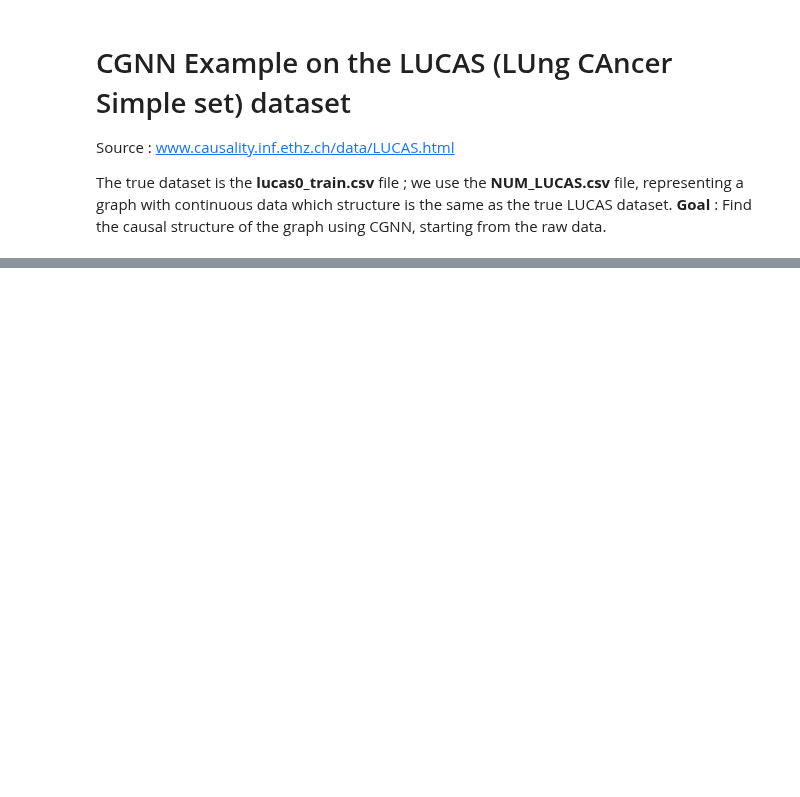
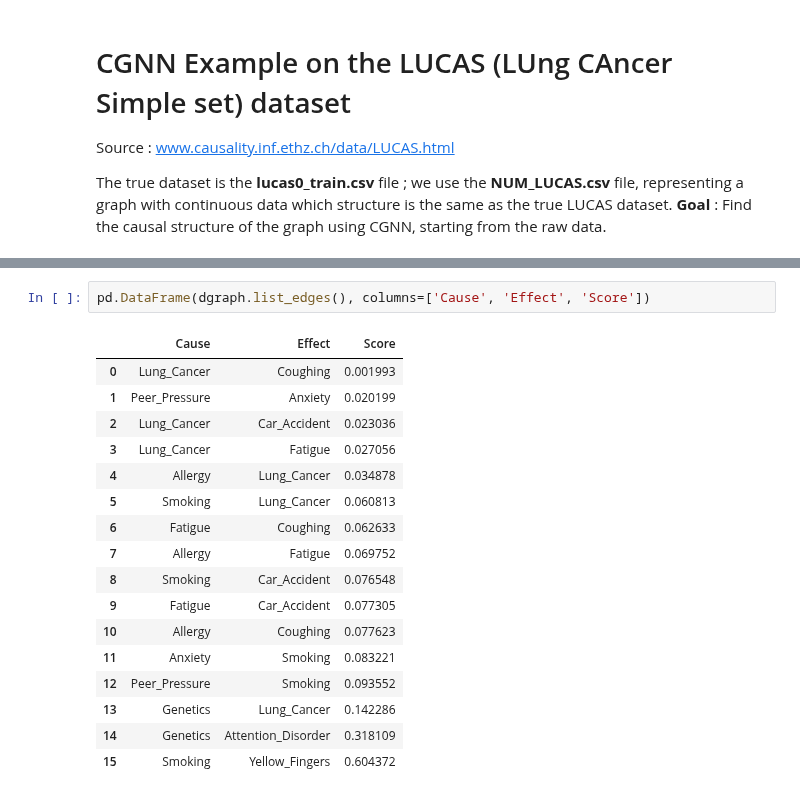
Before and after one commit to FenTechSolutions/CausalDiscoveryToolbox, a Jupyter notebook: LUCAS_example/Discovery_LUCAS.ipynb, the cells around one changed output, grey strips where cells are left out. Drawn from its saved outputs; the diff is of its cells as text; blank space fills up the shorter version.

```diff
--- a/LUCAS_example/Discovery_LUCAS.ipynb
+++ b/LUCAS_example/Discovery_LUCAS.ipynb
@@ -64,0 +124,20 @@ dgraph.plot()
+# %%
+pd.DataFrame(dgraph.list_edges(), columns=['Cause', 'Effect', 'Score'])
+# %% [output]
+|  | Cause | Effect | Score |
+| 0 | Lung_Cancer | Coughing | 0.001993 |
+| 1 | Peer_Pressure | Anxiety | 0.020199 |
+| 2 | Lung_Cancer | Car_Accident | 0.023036 |
+| 3 | Lung_Cancer | Fatigue | 0.027056 |
+| 4 | Allergy | Lung_Cancer | 0.034878 |
+| 5 | Smoking | Lung_Cancer | 0.060813 |
+| 6 | Fatigue | Coughing | 0.062633 |
+| 7 | Allergy | Fatigue | 0.069752 |
+| 8 | Smoking | Car_Accident | 0.076548 |
+| 9 | Fatigue | Car_Accident | 0.077305 |
+| 10 | Allergy | Coughing | 0.077623 |
+| 11 | Anxiety | Smoking | 0.083221 |
+| 12 | Peer_Pressure | Smoking | 0.093552 |
+| 13 | Genetics | Lung_Cancer | 0.142286 |
+| 14 | Genetics | Attention_Disorder | 0.318109 |
+| 15 | Smoking | Yellow_Fingers | 0.604372 |
```
Also changed, not shown: parts of 4 cells of this notebook, 5 other files.
